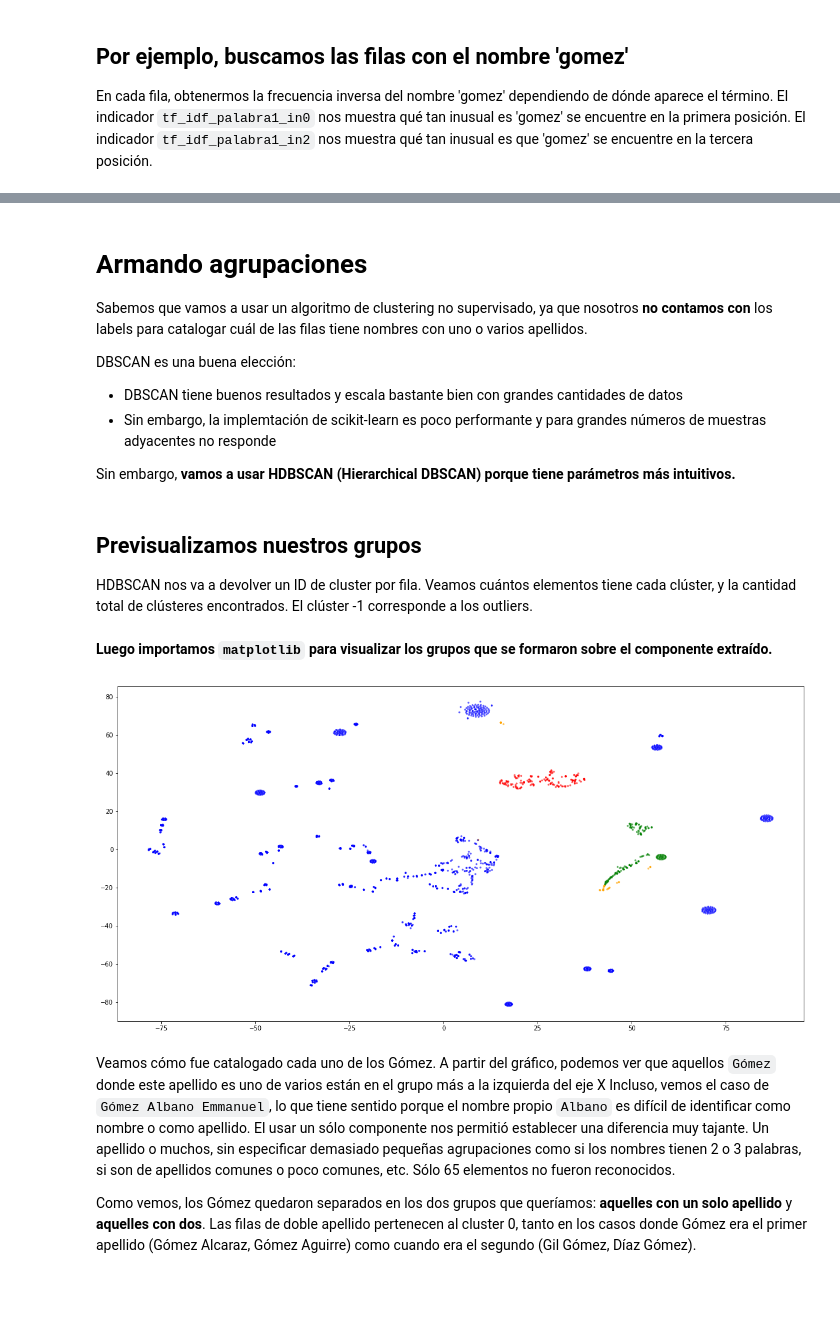
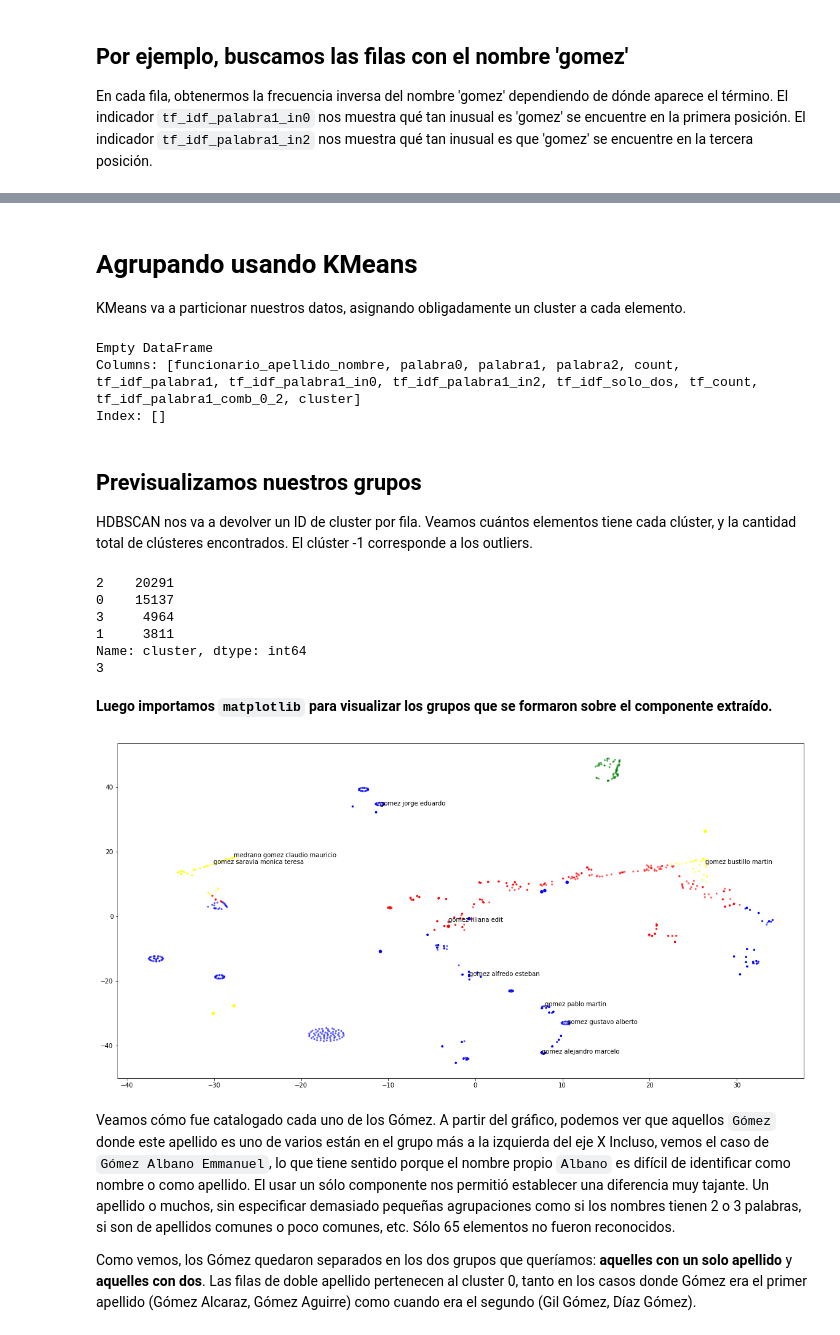
Before and after one commit to chingologram/jupyter-notebooks, a Jupyter notebook: Apellidos y nombres.ipynb, the cells around one changed output, grey strips where cells are left out. Saved outputs shown, nothing was run; the diff lists cells and outputs as text; code cells hidden in the pictures; blank space fills up the shorter version.

```diff
--- a/Apellidos y nombres.ipynb
+++ b/Apellidos y nombres.ipynb
@@ -103,6 +103,9 @@ pipe.fit(dftrain['funcionario_apellido_nombre'])
 pipe0.fit(dftrain['palabra0'])
 pipe1.fit(dftrain['palabra1'])
 pipe2.fit(dftrain['palabra2'])
+
+dftrain['tf_idf_palabra1'] = RobustScaler().fit_transform((
+    np.amax(pipe.transform(dftrain['palabra1']).toarray(), axis=1)).reshape(-1, 1))
 
 dftrain['tf_idf_palabra1_in0'] = RobustScaler().fit_transform((
     np.amax(pipe0.transform(dftrain['palabra1']).toarray(), axis=1)).reshape(-1, 1))
@@ -167,23 +171,22 @@ dftrain[dftrain.funcionario_apellido_nombre.str.contains('gomez')].head(50)
-# %% [markdown]
-# Armando agrupaciones
-
-Sabemos que vamos a usar un algoritmo de clustering no supervisado, ya que nosotros **no contamos con** los labels para catalogar cuál de las filas tiene nombres con uno o varios apellidos.
-
-DBSCAN es una buena elección:
-
-- DBSCAN tiene buenos resultados y escala bastante bien con grandes cantidades de datos
-- Sin embargo, la implemtación de scikit-learn es poco performante y para grandes números de muestras adyacentes no responde
-
-Sin embargo, **vamos a usar HDBSCAN (Hierarchical DBSCAN) porque tiene parámetros más intuitivos.**
+# %% [markdown]
+# Agrupando usando KMeans
+
+KMeans va a particionar nuestros datos, asignando obligadamente un cluster a cada elemento.
 # %%
-import hdbscan
-dbs = hdbscan.HDBSCAN(min_cluster_size=3800, cluster_selection_epsilon=2)
+from sklearn.cluster import KMeans
+#dbs = DBSCAN(eps=.25, min_samples=100)
 #from sklearn.cluster import AgglomerativeClustering
 
-#dbs = KMeans(n_clusters=2)
+dbs = KMeans(n_clusters=4)
 #dbs = AgglomerativeClustering(n_clusters=2)
-dbs.fit(dftrain.filter(regex='tf_.*'))
+dbs.fit((dftrain.filter(regex='tf_.*')))
 dftrain['cluster'] = dbs.labels_.astype(np.int)
+
+print(dftrain[dftrain.cluster == -1])
+# %% [output]
+Empty DataFrame
+Columns: [funcionario_apellido_nombre, palabra0, palabra1, palabra2, count, tf_idf_palabra1, tf_idf_palabra1_in0, tf_idf_palabra1_in2, tf_idf_solo_dos, tf_count, tf_idf_palabra1_comb_0_2, cluster]
+Index: []
 # %% [markdown]
 ## Previsualizamos nuestros grupos
 
@@ -192,52 +195,59 @@ El clúster -1 corresponde a los outliers.
 # %%
 print(dftrain['cluster'].value_counts())
 print(dftrain['cluster'].max())
+# %% [output]
+2    20291
+0    15137
+3     4964
+1     3811
+Name: cluster, dtype: int64
+3
 # %% [markdown]
 **Luego importamos `matplotlib` para visualizar los grupos que se formaron sobre el componente extraído.**
 # %%
 import matplotlib.pyplot as plt
 from sklearn.manifold import TSNE
 
 plt.rcParams['figure.figsize'] = [20, 10]
 
 
 fig = plt.figure()
 
-def plotApellidos(dftrain, dfApellido, ax):
+def plotApellidos(dftrain, apellido, ax):
     """ Plotea los nombres de un apellido vs la totalidad del dataset en 2d
     """
-
+    dfsample = dftrain.sample(1000)
     colors = ['red', 'green', 'blue', 'yellow', 'pink', 'orange']
 
-    trainSample = dftrain.sample(2000)
+    """ TSNE tarda mucho con muestras grandes """
+    tsne = TSNE(n_iter=1000)
+    proj = tsne.fit_transform(dfsample.filter(regex = 'tf_.*'))
+    dfsample['tsne0'] = proj[:,0]
+    dfsample['tsne1'] = proj[:,1]
 
-    """ TSNE tarda mucho con muestras grandes """
-    tsne = TSNE(n_iter=5000)
-    proj = tsne.fit_transform(trainSample.filter(regex = 'tf_.*'))
-    trainSample['tsne0'] = proj[:,0]
-    trainSample['tsne1'] = proj[:,1]
+    dfApellido = dfsample[dfsample.funcionario_apellido_nombre.str.contains(apellido)]
+
+
 
     #projApellido = tsne.fit_transform(dfApellido.filter(regex = 'tf_.*'))
     #dfApellido['pca0'] = projApellido[:,0]
     #dfApellido['pca1'] = projApellido[:,1]
 
-    ax.scatter(trainSample['tsne0'], trainSample['tsne1'], alpha=.5, s=5, c= trainSample['cluster'].apply(lambda i: colors[ i % len(colors) ]))
-    #ax.scatter(dfApellido['pca0'], dfApellido['pca1'], s=20, c= dfApellido['cluster'].apply(lambda i: colors[ i % len(colors) ]))
+    ax.scatter(dfsample['tsne0'], dfsample['tsne1'], alpha=.5, s=5, c= dfsample['cluster'].apply(lambda i: colors[ i % len(colors) ]))
+    ax.scatter(dfApellido['tsne0'], dfApellido['tsne0'], s=20, c= dfApellido['cluster'].apply(lambda i: colors[ i % len(colors) ]))
 
-    #for id, row in dfApellido.iterrows():
-    #    ax.annotate(row['funcionario_apellido_nombre'], (row['pca0'], row['pca1']))
+    for id, row in dfApellido.iterrows():
+        ax.annotate(row['funcionario_apellido_nombre'], (row['tsne0'], row['tsne1']))
 
 
     plt.show()
 
 
 
 
-dfgomez = dftrain[dftrain.funcionario_apellido_nombre.str.contains('gomez')]
-
-plotApellidos(dftrain, dfgomez, fig.add_subplot('111'))
+plotApellidos(dftrain, 'gomez', fig.add_subplot('111'))
 # %% [output]
-[figure, old version]
+[figure, new version]
 # %% [markdown]
 Veamos cómo fue catalogado cada uno de los Gómez.
 A partir del gráfico, podemos ver que aquellos `Gómez` donde este apellido es uno de varios están en el grupo más a la izquierda del eje X
```
Also changed, not shown: parts of 8 cells of this notebook.
